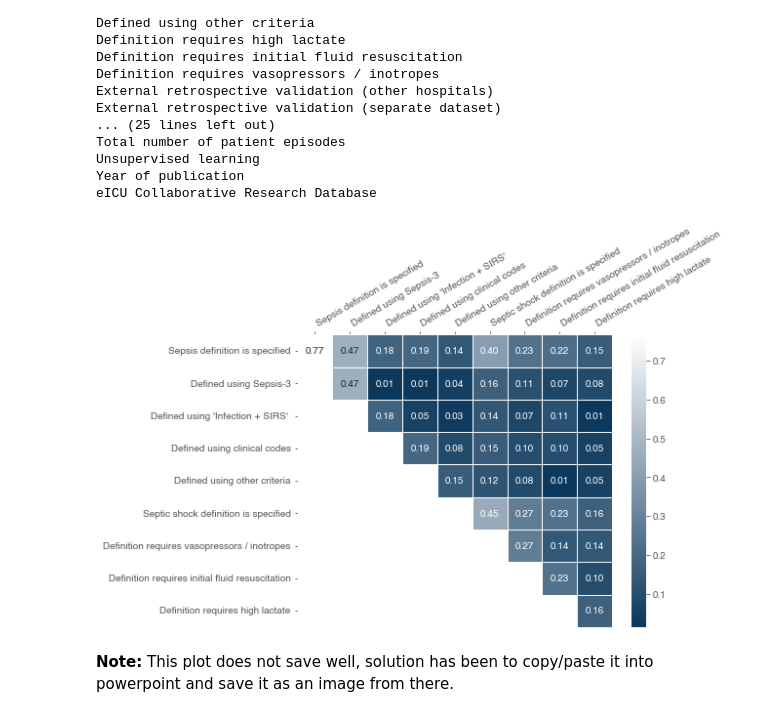
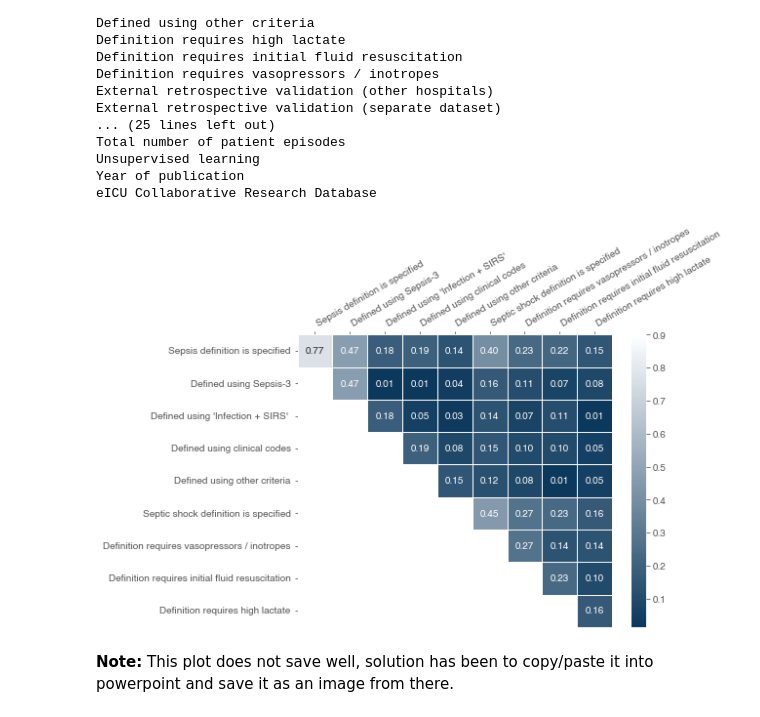
Before and after one commit to Paul-543NA/Sepsis-ml-review, a Jupyter notebook: Supplementary plots.ipynb, the cells around one changed output. Drawn from its saved outputs; the diff is of its cells as text; code cells hidden in the pictures.

```diff
--- a/Supplementary plots.ipynb
+++ b/Supplementary plots.ipynb
@@ -241,34 +241,35 @@ def sepsis_def_to_idx(sepsis_def):
     return sepsis_definition_criterions.index(sepsis_def)
 
 n_sepsis_defs = len(sepsis_definition_criterions)
 cumulated_counts = np.zeros((n_sepsis_defs, n_sepsis_defs))
 for idx_1, def_1 in enumerate(sepsis_definition_criterions):
     for idx_2, def_2 in enumerate(sepsis_definition_criterions):
         n_papers_with_defs = (papers_df[def_1] & papers_df[def_2]).sum()
         cumulated_counts[idx_1, idx_2] = n_papers_with_defs
 
 with plt.rc_context({
     "xtick.bottom": False,
     "xtick.labelbottom": False,
     "xtick.top": True,
     "xtick.labeltop": True,
     "figure.figsize": (9, 6),
 }):
 
     mask = np.tril(np.ones(cumulated_counts.shape)) - np.eye(cumulated_counts.shape[0])
     sns.heatmap(
         cumulated_counts / papers_df.shape[0], annot=True,
         linewidths=.5, cmap=icm_cmp, fmt=".2f", mask=mask,
+        vmax=0.9
     )
     plt.yticks([a + 0.5 for a in range(len(sepsis_definition_criterions))], sepsis_definition_criterions, rotation=0)
     plt.xticks([a + 0.5 for a in range(len(sepsis_definition_criterions))], sepsis_definition_criterions, rotation=30, ha='left')
     plt.tight_layout()#subplots_adjust(right=8.5)     # Add space at top
 #    plt.savefig(
 #        os.path.join("out", f"Supp - Sepsis definition heatmap.png"),
 #    )
     plt.show()
 # %% [output]
-[figure, old version]
+[figure, new version]
 # %% [markdown]
 **Note:** This plot does not save well, solution has been to copy/paste it into powerpoint and save it as an image from there.
 # %%
```
Also changed, not shown: parts of 2 cells of this notebook, 3 other files.
